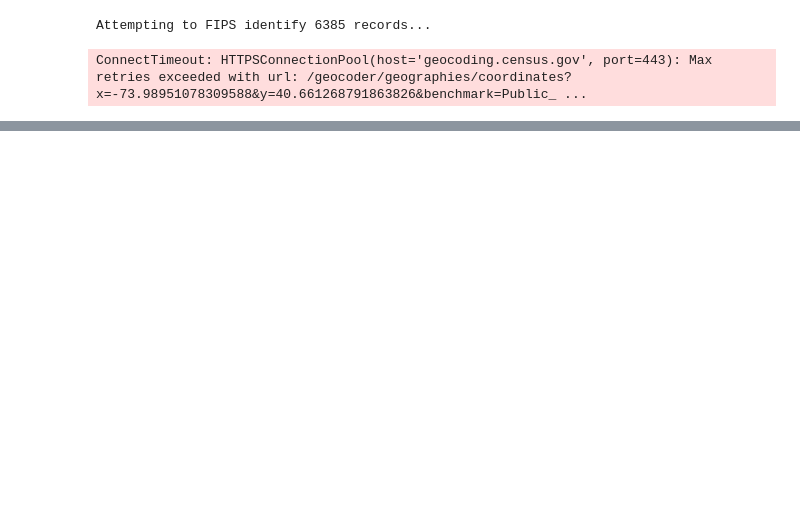
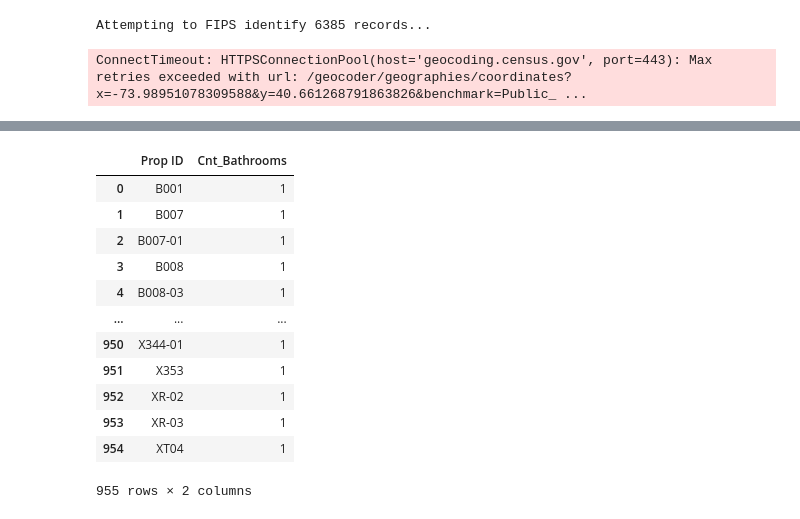
Before and after one commit to sirpthatch/analysis, a Jupyter notebook: projects/toilets/notebooks/profile_toilets.ipynb, the cells around one changed output, grey strips where cells are left out. Cells and saved outputs as stored; diff of their text form; code cells hidden in the pictures; blank space fills up the shorter version.

```diff
--- a/projects/toilets/notebooks/profile_toilets.ipynb
+++ b/projects/toilets/notebooks/profile_toilets.ipynb
@@ -181,0 +248,18 @@ DataSourceError: ../data/ext_data/data/tl_2025_36_tract/tl_2025_36_tract.shp: No
+# %%
+bathrooms_per_prop_id = restroom_inspections.groupby('Prop ID')['PRNumber'].nunique()
+bathrooms_per_prop_id = bathrooms_per_prop_id.reset_index().rename(columns={'PRNumber':'Cnt_Bathrooms'})
+bathrooms_per_prop_id
+# %% [output]
+|  | Prop ID | Cnt_Bathrooms |
+| 0 | B001 | 1 |
+| 1 | B007 | 1 |
+| 2 | B007-01 | 1 |
+| 3 | B008 | 1 |
+| 4 | B008-03 | 1 |
+| ... | ... | ... |
+| 950 | X344-01 | 1 |
+| 951 | X353 | 1 |
+| 952 | XR-02 | 1 |
+| 953 | XR-03 | 1 |
+| 954 | XT04 | 1 |
+955 rows × 2 columns
```
Also changed, not shown: parts of 14 cells of this notebook.
